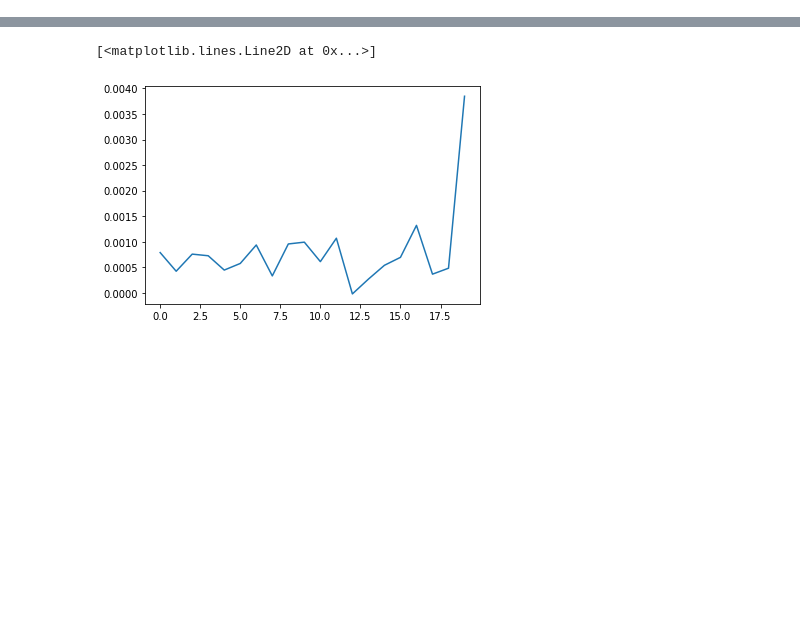
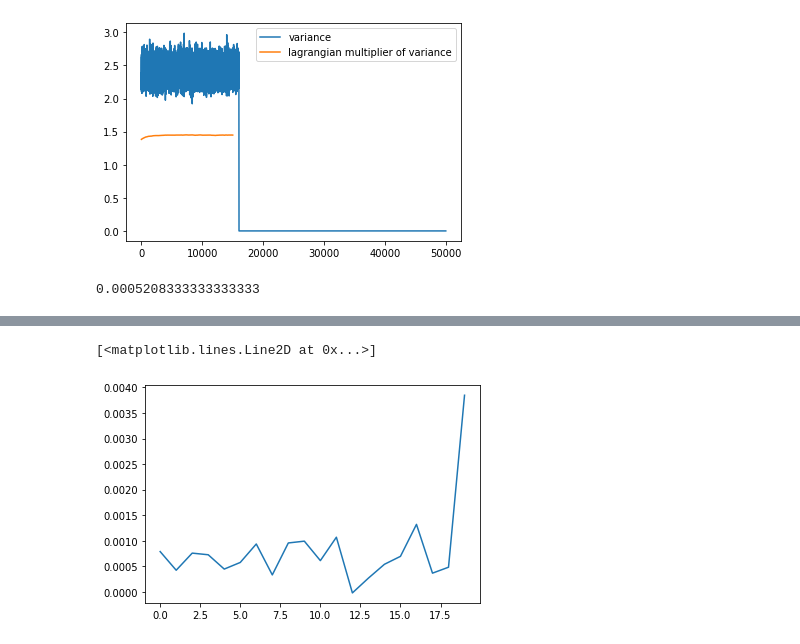
Before and after one commit to lianqing01/dual_imagenet, a Jupyter notebook: visualize_lagrangian.ipynb, the cells around one changed output, grey strips where cells are left out. Saved outputs shown, nothing was run; the diff lists cells and outputs as text; code cells hidden in the pictures; blank space fills up the shorter version.

```diff
--- a/visualize_lagrangian.ipynb
+++ b/visualize_lagrangian.ipynb
@@ -11,0 +35,15 @@ plt.plot(gamma[:,1])
+# %%
+plt.plot(gamma[:,0:].mean(0), label="variance")
+plt.plot(lag_gamma[:,0:15000].mean(0)*480*4, label="lagrangian multiplier of variance")
+
+# plt.plot(gamma_grad[14,0:100], label="grad multiplier of variance")
+
+
+plt.legend()
+plt.show()
+# %% [output]
+[figure, added]
+# %%
+1/1920.
+# %% [output]
+0.0005208333333333333
```
Also changed, not shown: parts of 13 cells of this notebook, 9 other files.
